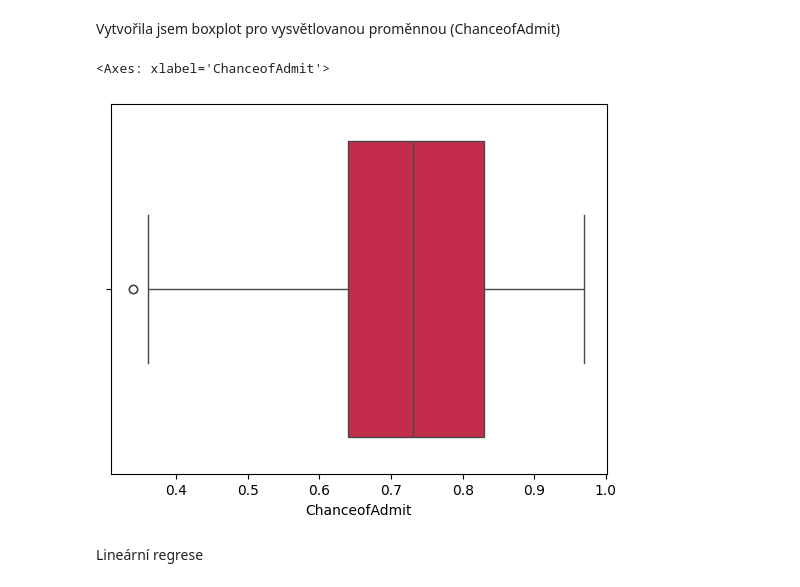
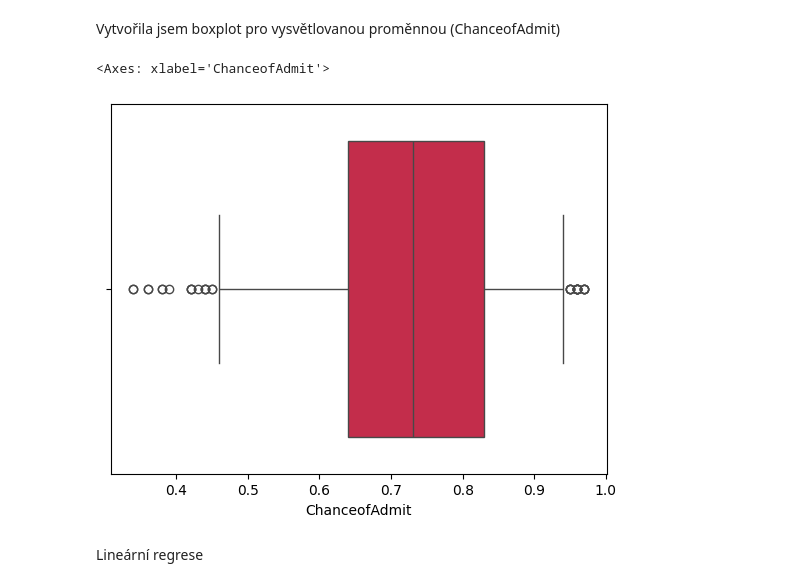
Before and after one commit to JanaEsther/Domaci_ukol_01_statistika, a Jupyter notebook: ukol_statistika.ipynb, the cells around one changed output. Drawn from its saved outputs; the diff is of its cells as text; code cells hidden in the pictures.

```diff
--- a/ukol_statistika.ipynb
+++ b/ukol_statistika.ipynb
@@ -173,10 +173,10 @@ Vysvětlovaná proměnná
 # %% [markdown]
 Vytvořila jsem boxplot pro vysvětlovanou proměnnou (ChanceofAdmit)
 # %%
-sns.boxplot(data, x="ChanceofAdmit",color="crimson")
+sns.boxplot(data, x="ChanceofAdmit",color="crimson",whis=[5, 95])
 # %% [output]
 <Axes: xlabel='ChanceofAdmit'>
-[figure, old version]
+[figure, new version]
 # %% [markdown]
 Lineární regrese
 # %% [markdown]
```
Also changed, not shown: parts of 2 cells of this notebook.
